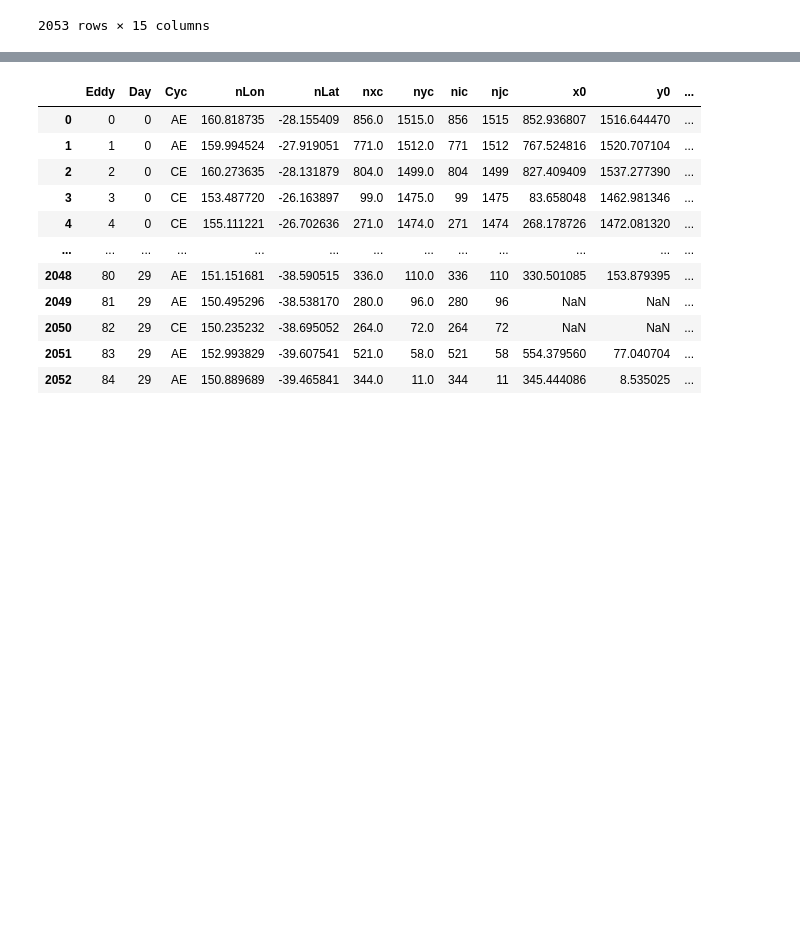
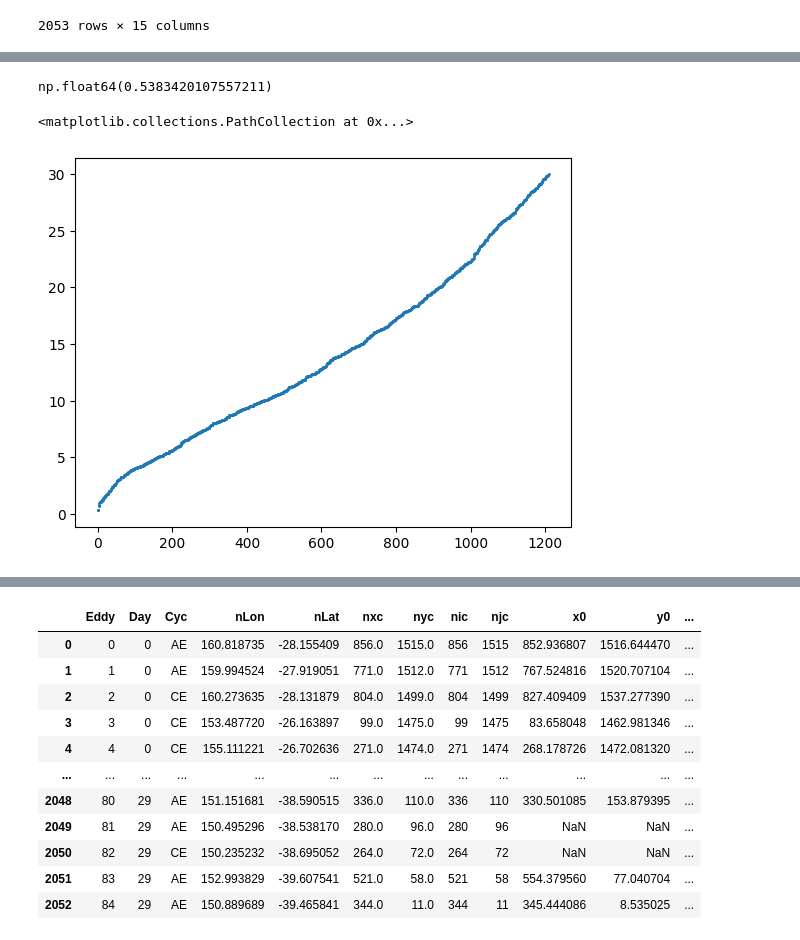
Before and after one commit to regdowse/UNSW-MRes, a Jupyter notebook: MRes/Chapter2/Eddy_Detection_Tracking.ipynb, the cells around one changed output, grey strips where cells are left out. Drawn from its saved outputs; the diff is of its cells as text; code cells hidden in the pictures; blank space fills up the shorter version.

```diff
--- a/MRes/Chapter2/Eddy_Detection_Tracking.ipynb
+++ b/MRes/Chapter2/Eddy_Detection_Tracking.ipynb
@@ -555,0 +577,3 @@ plt.ylim(0, 100)
+# %%
+R_df['R'] = np.sqrt( R_df['D_diff']**2 + R_df['W_diff']**2 )
+R_df
@@ -555,0 +594,16 @@ plt.ylim(0, 100)
+# %%
+vec = R_df['R']
+sorted_vec = np.sort(vec)
+diffs = np.diff(sorted_vec)
+max_jump_idx = np.argmax(diffs)
+threshold = (sorted_vec[max_jump_idx] + sorted_vec[max_jump_idx + 1]) / 2
+below = vec < threshold
+above = vec >= threshold
+threshold
+# %% [output]
+np.float64(0.5383420107557211)
+# %%
+plt.scatter(np.arange(len(R_df)), np.sort(R_df['R']), marker='.', s=5)
+# %% [output]
+<matplotlib.collections.PathCollection at 0x...>
+[figure, added]
```
Also changed, not shown: parts of 10 cells of this notebook.
